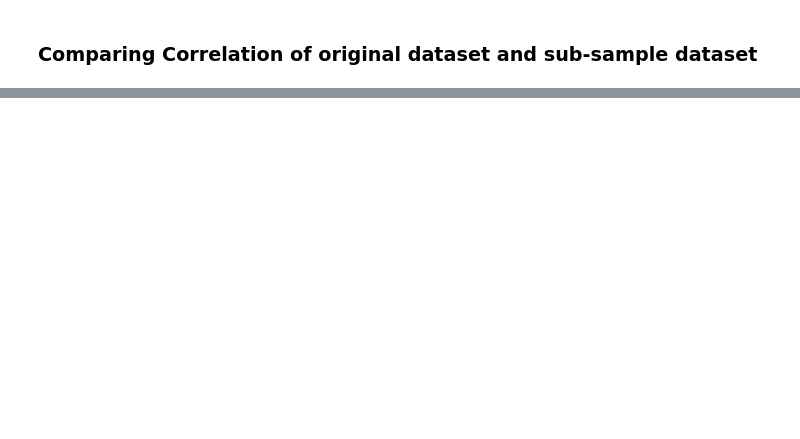
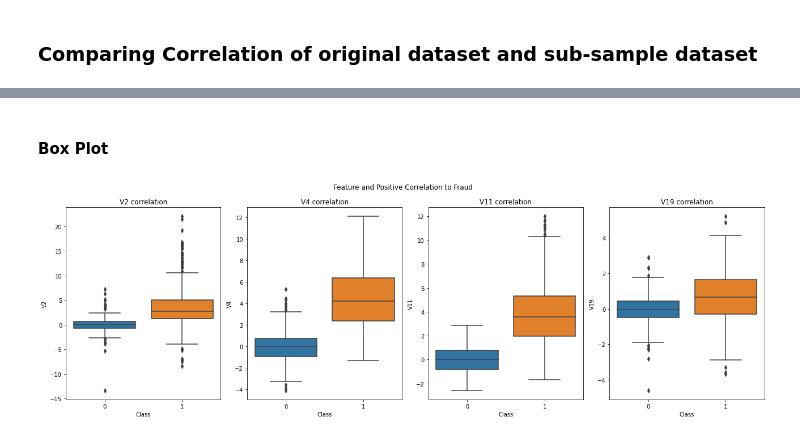
Before and after one commit to fookaixiong/Credit-Card-Fraud-Project, a Jupyter notebook: credit-card-fraud-detection.ipynb, the cells around one changed output, grey strips where cells are left out. Saved outputs shown, nothing was run; the diff lists cells and outputs as text; code cells hidden in the pictures; blank space fills up the shorter version.

Commit message:
Kaggle Notebook | Credit Card Fraud Detection | Version 9

```diff
--- a/credit-card-fraud-detection.ipynb
+++ b/credit-card-fraud-detection.ipynb
@@ -233,0 +237,28 @@ Will have to investigate the IQR and remove outliers to normalise the data
+# %% [markdown]
+#### **Box Plot**
+# %%
+# Box Plot for Positive Correlations
+
+fig = plt.figure(figsize=(18,6))
+ax1 = fig.add_subplot(1,4,1)
+ax2 = fig.add_subplot(1,4,2)
+ax3 = fig.add_subplot(1,4,3)
+ax4 = fig.add_subplot(1,4,4)
+
+sns.boxplot(data = df2, x = "Class", y= "V2", ax=ax1)
+ax1.set_title("V2 correlation")
+
+sns.boxplot(data = df2, x = "Class", y= "V4", ax=ax2)
+ax2.set_title("V4 correlation")
+
+sns.boxplot(data = df2, x = "Class", y= "V11", ax=ax3)
+ax3.set_title("V11 correlation")
+
+sns.boxplot(data = df2, x = "Class", y= "V19", ax=ax4)
+ax4.set_title("V19 correlation")
+
+fig.suptitle("Feature and Positive Correlation to Fraud")
+plt.tight_layout()
+plt.show()
+# %% [output]
+[figure, added]
```
Also changed, not shown: parts of 8 cells of this notebook.
